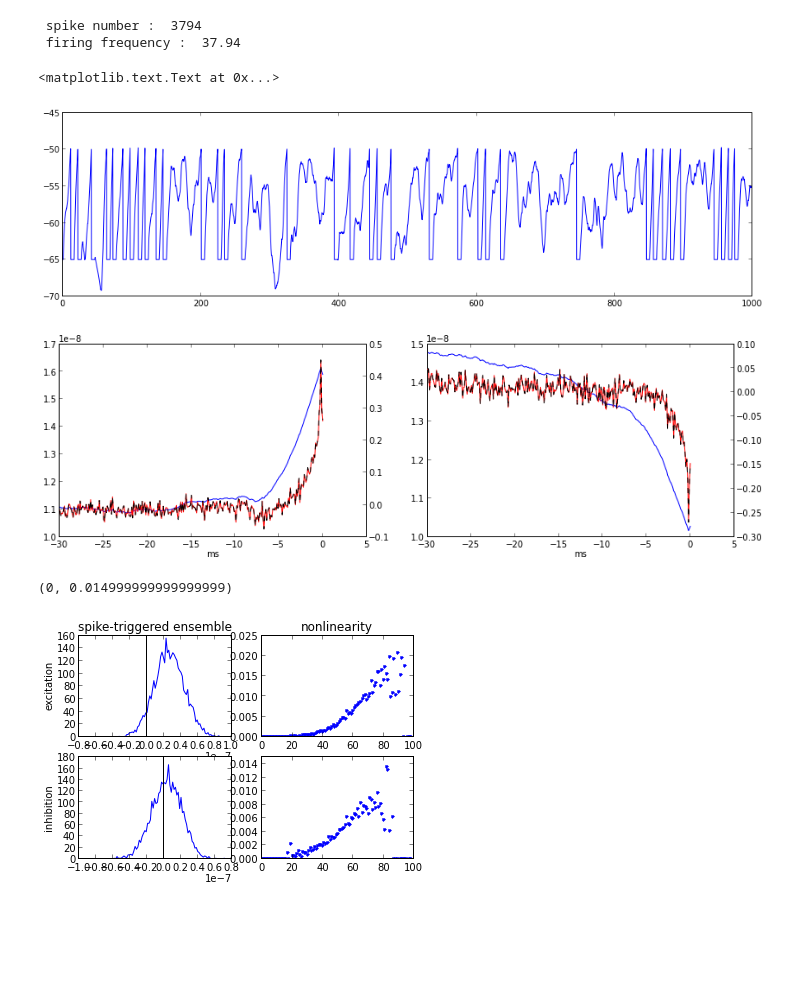
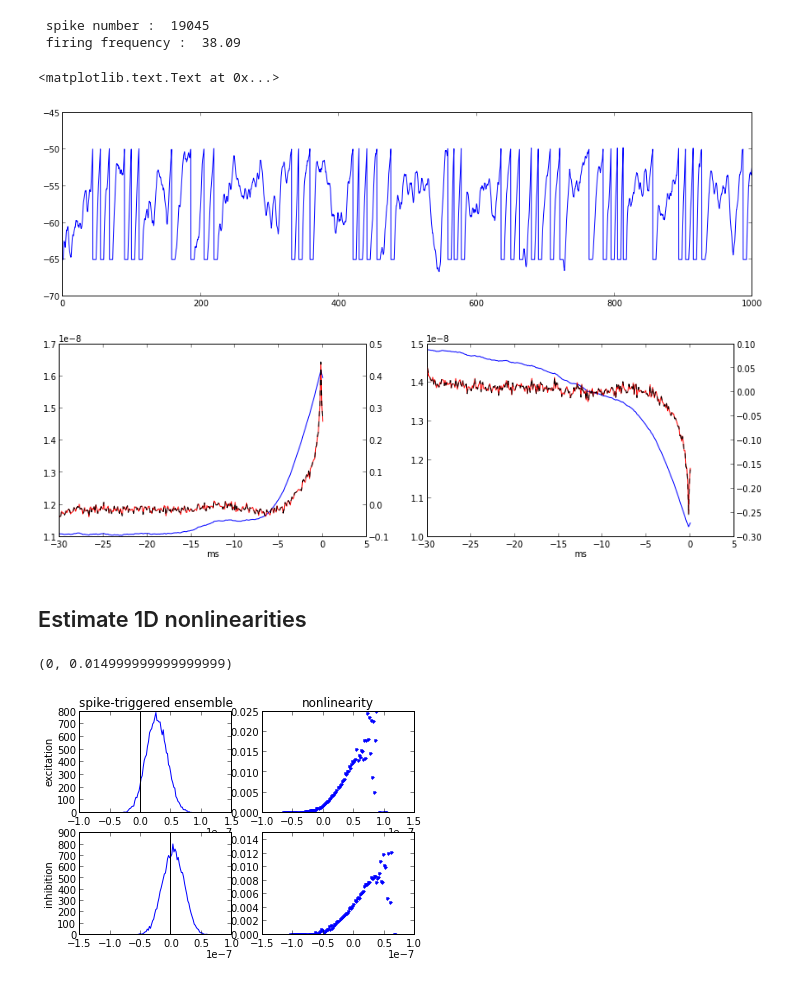
Before and after one commit to yzerlaut/transfer_functions, a Jupyter notebook: iaf_nonlinearity.ipynb, the cells around one changed output. Cells and saved outputs as stored; diff of their text form; code cells hidden in the pictures; blank space fills up the shorter version.

```diff
--- a/iaf_nonlinearity.ipynb
+++ b/iaf_nonlinearity.ipynb
@@ -13,7 +13,7 @@ Vthre=-50*1e-3; refrac = 0 ;
 import tf_filters as tf
 # %%
 dt = 1e-4
-tstop = 100
+tstop = 500
 
 ge_mu, ge_sigma = 11e-9,5e-9
 gi_mu, gi_sigma = 15e-9,7e-9
@@ -32,37 +32,37 @@ plt.plot(t[:1e4]*1e3,v[:1e4]*1e3)
 
 window = (-30*1e-3,0)
 
 lag_ge,sta_ge = tf.calculate_sta(dt, ge, spikes, window)
 cov_ge = tf.estimate_cov_matrix(ge, len(sta_ge))
 sta_filtered_ge = tf.whiten_filter(cov_ge,sta_ge)
 th_cov_ge = tf.ou_cov_matrix(ge_sigma, Te,len(sta_ge), dt)
 sta_th_filtered_ge = tf.whiten_filter(th_cov_ge,sta_ge)
 
 lag_gi,sta_gi = tf.calculate_sta(dt, gi, spikes, window)
 cov_gi = tf.estimate_cov_matrix(gi, len(sta_gi))
 sta_filtered_gi = tf.whiten_filter(cov_gi,sta_gi)
 th_cov_gi = tf.ou_cov_matrix(gi_sigma, Ti,len(sta_gi), dt)
 sta_th_filtered_gi = tf.whiten_filter(th_cov_gi,sta_gi)
 
 
 plt.figure(figsize=(14,4))
 plt.subplot(121)
 plt.plot(lag_ge*1e3, sta_ge,'b');plt.xlabel('ms')
 plt.twinx()
 plt.plot(lag_ge*1e3, sta_th_filtered_ge,'r');plt.xlabel('ms')
 plt.plot(lag_ge*1e3, sta_filtered_ge,'k--');plt.xlabel('ms')
 #plt.plot(lag_gi*1e3, sta_gi);plt.xlabel('ms')
 plt.subplot(122)
 plt.plot(lag_gi*1e3, sta_gi,'b');plt.xlabel('ms')
 plt.twinx()
 plt.plot(lag_gi*1e3, sta_th_filtered_gi,'r');plt.xlabel('ms')
 plt.plot(lag_gi*1e3, sta_filtered_gi,'k--');plt.xlabel('ms')
 # %% [output]
- spike number :  3794
- firing frequency :  37.94
+ spike number :  19045
+ firing frequency :  38.09
 <matplotlib.text.Text at 0x...>
-[figure, old version]
+[figure, new version]
-[figure, old version]
+[figure, new version]
 # %%
 def whiten_filter_regularised(cov_matrix, sta_filter, cutoff=0):
     """ remove the signal correlations from the STA filters
@@ -85,18 +111,21 @@ def estimate_nonlinearity_1d(ge, sta_filtered_ge):
+# %% [markdown]
+Estimate 1D nonlinearities
+--------------------------
 # %%
-ge_bins, ge_spike, ge_total = estimate_nonlinearity_1d(ge, sta_filtered_ge)
-gi_bins, gi_spike, gi_total = estimate_nonlinearity_1d(gi, sta_filtered_gi)
-plt.subplot(221); plt.plot(ge_bins[:-1], ge_spike)
+ge_bins, ge_spike, ge_total = estimate_nonlinearity_1d(ge, sta_filtered_ge, spikes, dt)
+gi_bins, gi_spike, gi_total = estimate_nonlinearity_1d(gi, sta_filtered_gi, spikes, dt)
+plt.subplot(221); plt.plot(ge_bins, ge_spike)
 plt.axvline(color='k')
 plt.title('spike-triggered ensemble')
 plt.ylabel('excitation')
-plt.subplot(222); plt.plot(ge_spike*1./ge_total, '.')
+plt.subplot(222); plt.plot(ge_bins, ge_spike*1./ge_total, '.')
 plt.ylim((0,0.025))
 plt.title('nonlinearity')
-plt.subplot(223); plt.plot(gi_bins[:-1], gi_spike)
+plt.subplot(223); plt.plot(gi_bins, gi_spike)
 plt.axvline(color='k')
 plt.ylabel('inhibition')
-plt.subplot(224); plt.plot(gi_spike*1./gi_total, '.')
+plt.subplot(224); plt.plot(gi_bins, gi_spike*1./gi_total, '.')
 plt.ylim((0,0.015))
 # %% [output]
 (0, 0.014999999999999999)
-[figure, old version]
+[figure, new version]
```
Also changed, not shown: parts of 5 cells of this notebook.
